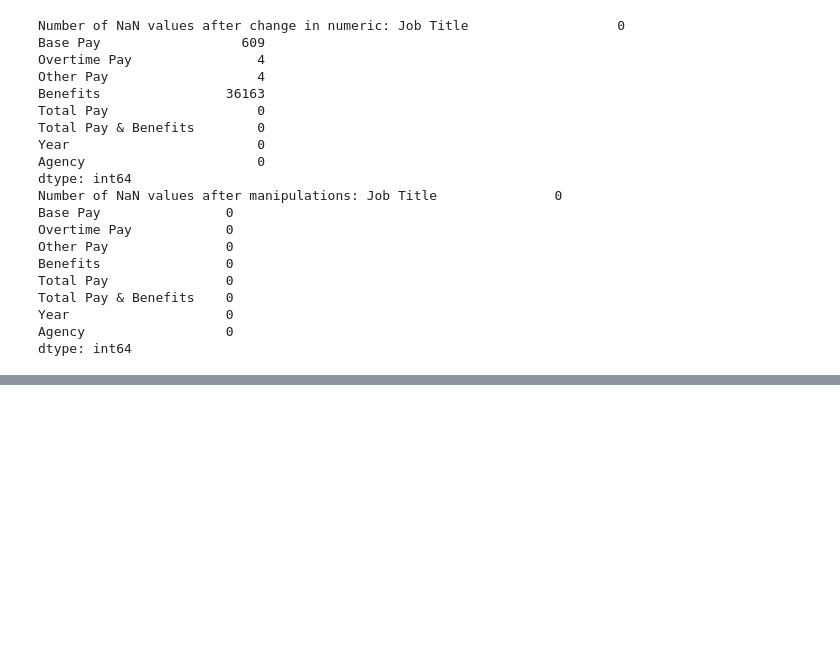
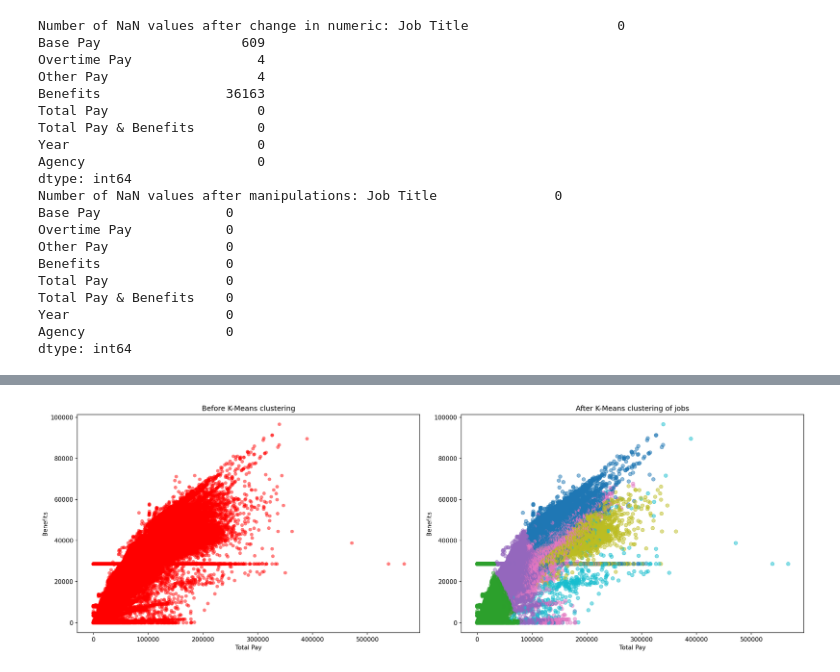
Before and after one commit to cricci3/Salaries_clustering, a Jupyter notebook: Project2_DA.ipynb, the cells around one changed output, grey strips where cells are left out. Cells and saved outputs as stored; diff of their text form; code cells hidden in the pictures; blank space fills up the shorter version.

```diff
--- a/Project2_DA.ipynb
+++ b/Project2_DA.ipynb
@@ -280,0 +282,7 @@ ax[1].axis('equal')
+# %%
+#since there are 4 jobs with Benefits value of less than 0, these will be avoided in the clustering graphs
+#df['Benefits'] = df['Benefits'].clip(lower=0)
+df = df.copy()
+df['Benefits'] = df['Benefits'].clip(lower=0)
+
+print(df[df['Benefits'] < 0])
@@ -280,0 +293,6 @@ ax[1].axis('equal')
+# %%
+#selecting the columns relevant for the jobs based on their various attributes such as Base Pay, Overtime Pay, Other Pay, Benefits, Total Pay, Total Pay & Benefits
+column_features = ['Base Pay', 'Overtime Pay', 'Other Pay', 'Benefits', 'Total Pay', 'Total Pay & Benefits']
+jobs = df[column_features].copy()
+scaler = StandardScaler()
+jobs_scaled = scaler.fit_transform(jobs)
@@ -280,0 +301,7 @@ ax[1].axis('equal')
+# %%
+#K-Means algorithm clustering for 6 columns ('Base Pay', 'Overtime Pay', 'Other Pay', 'Benefits', 'Total Pay', 'Total Pay & Benefits')
+kmeans = KMeans(6, random_state=seed)
+cluster_jobs = kmeans.fit_predict(jobs_scaled)
+df['clustering_kmeans'] = cluster_jobs
+
+kmeans.cluster_centers_
@@ -280,0 +321,24 @@ ax[1].axis('equal')
+# %%
+#for plotting in 2D, choosing just two of the columns to determine what are different categories of jobs based on salaries and benefits?
+x_axis = 'Total Pay'
+y_axis = 'Benefits'
+
+#creating plots next to each other to similarise the before and after clustering
+fig, ax = plt.subplots(1, 2, figsize=(18, 6), dpi=150)
+
+#the left plot shows data before K-Means clustering
+ax[0].scatter(df[x_axis], df[y_axis], edgecolor='none', facecolor='red', s=35, alpha=0.5)
+ax[0].set_title("Before K-Means clustering")
+ax[0].set_xlabel(x_axis)
+ax[0].set_ylabel(y_axis)
+
+#the right plot shows data after K-Means clustering for jobs
+ax[1].scatter(df[x_axis], df[y_axis], c=df['clustering_kmeans'], cmap='tab10', s=35, alpha=0.5)
+ax[1].set_title("After K-Means clustering of jobs")
+ax[1].set_xlabel(x_axis)
+ax[1].set_ylabel(y_axis)
+
+plt.tight_layout()
+plt.show()
+# %% [output]
+[figure, added]
```
Also changed, not shown: parts of 23 cells of this notebook.
